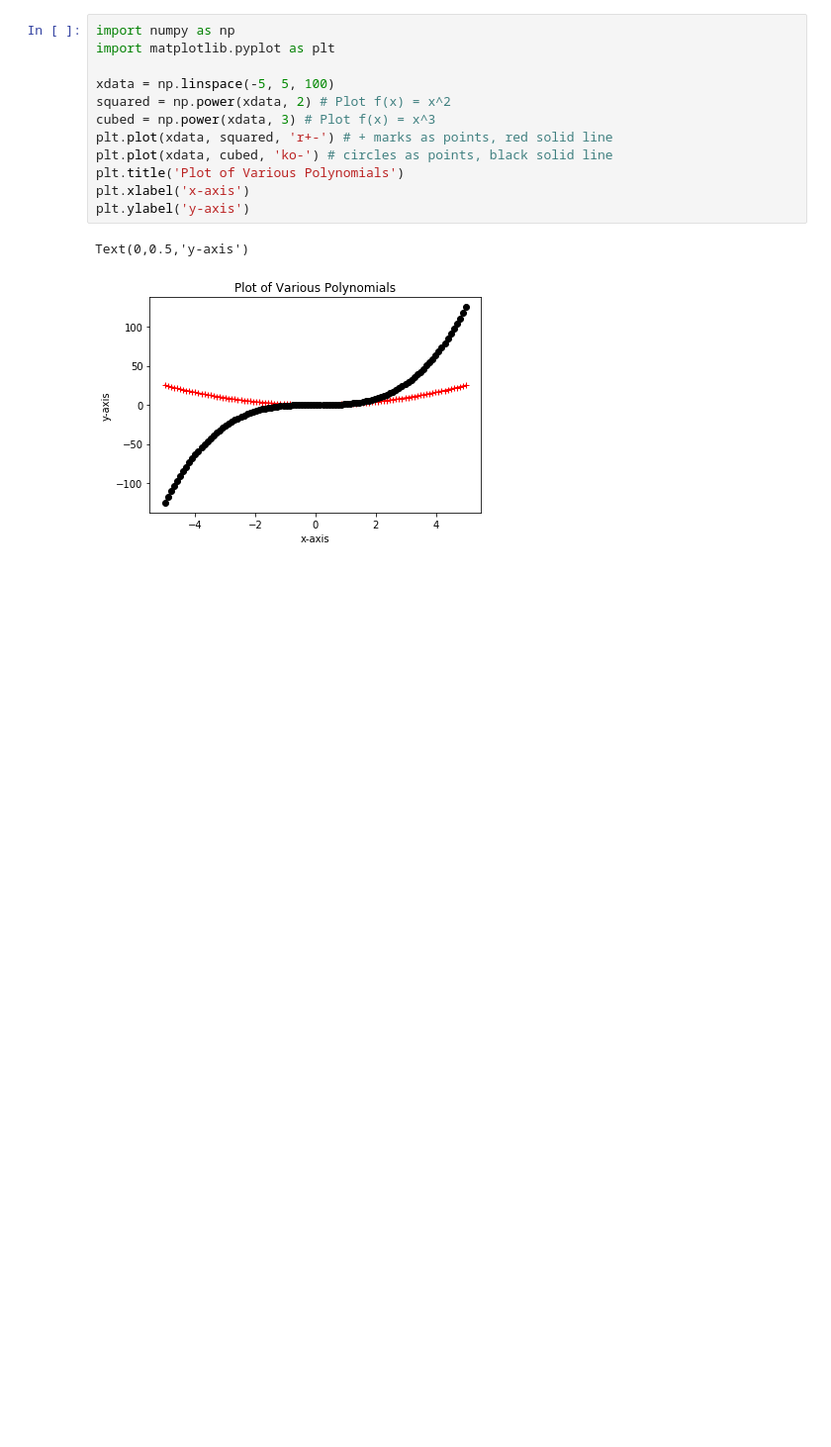
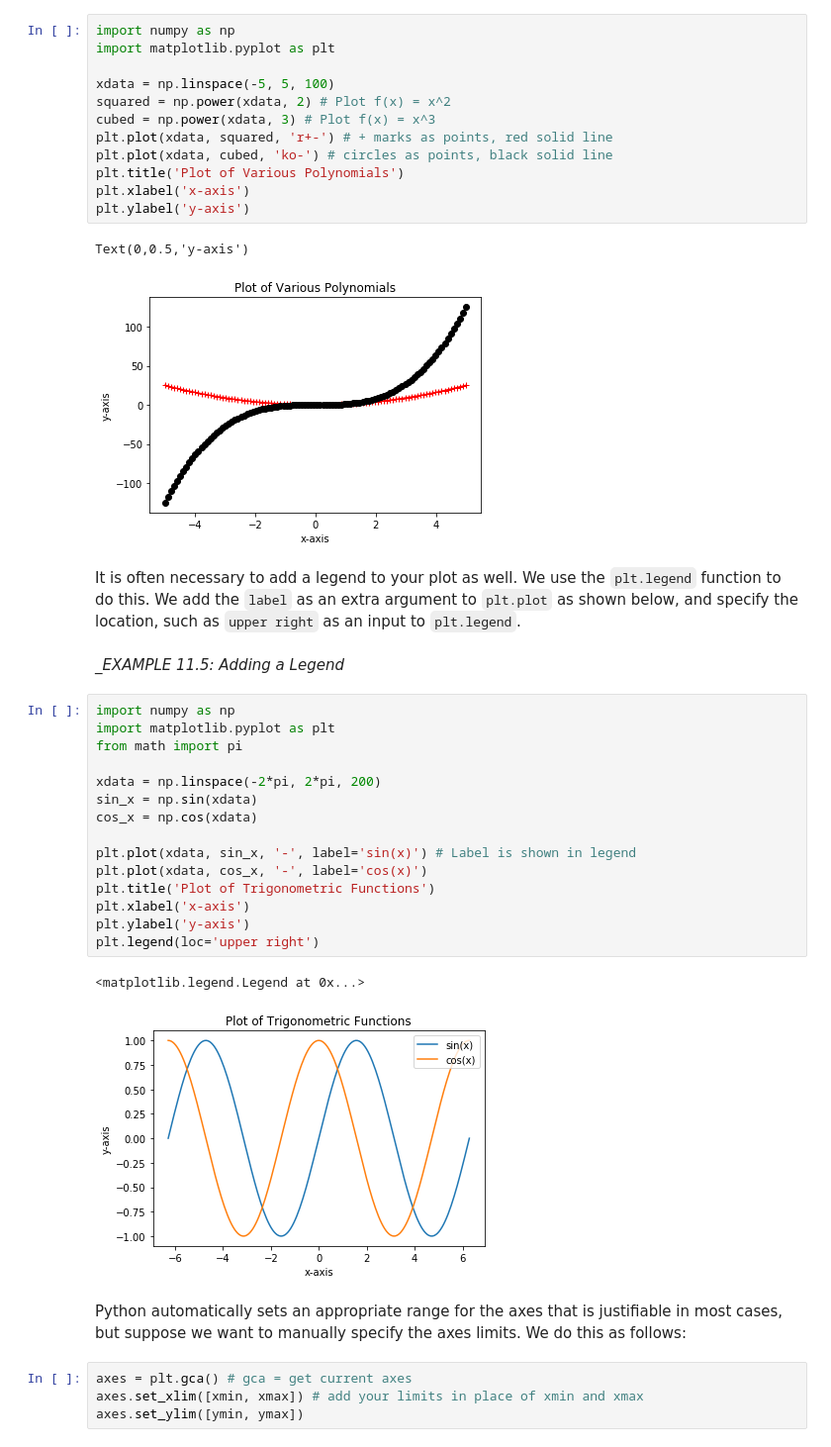
Before and after one commit to qingkaikong/E7-Textbook, a Jupyter notebook: codes/chapter11.01-2D-plotting.ipynb, the cells around one changed output. Shown at 99% size. Saved outputs shown, nothing was run; the diff lists cells and outputs as text; blank space fills up the shorter version.

Commit message:
Finish 11.1 on basic plotting customization

```diff
--- a/codes/chapter11.01-2D-plotting.ipynb
+++ b/codes/chapter11.01-2D-plotting.ipynb
@@ -72,3 +72,31 @@ plt.ylabel('y-axis')
 # %% [output]
 Text(0,0.5,'y-axis')
 [figure]
+# %% [markdown]
+It is often necessary to add a legend to your plot as well. We use the `plt.legend` function to do this. We add the `label` as an extra argument to `plt.plot` as shown below, and specify the location, such as `upper right` as an input to `plt.legend`.
+# %% [markdown]
+__EXAMPLE 11.5: Adding a Legend_
+# %%
+import numpy as np
+import matplotlib.pyplot as plt
+from math import pi
+
+xdata = np.linspace(-2*pi, 2*pi, 200)
+sin_x = np.sin(xdata)
+cos_x = np.cos(xdata)
+
+plt.plot(xdata, sin_x, '-', label='sin(x)') # Label is shown in legend
+plt.plot(xdata, cos_x, '-', label='cos(x)')
+plt.title('Plot of Trigonometric Functions')
+plt.xlabel('x-axis')
+plt.ylabel('y-axis')
+plt.legend(loc='upper right')
+# %% [output]
+<matplotlib.legend.Legend at 0x...>
+[figure, added]
+# %% [markdown]
+Python automatically sets an appropriate range for the axes that is justifiable in most cases, but suppose we want to manually specify the axes limits. We do this as follows:
+# %%
+axes = plt.gca() # gca = get current axes
+axes.set_xlim([xmin, xmax]) # add your limits in place of xmin and xmax
+axes.set_ylim([ymin, ymax])
```
Also changed, not shown: parts of 2 cells of this notebook.
